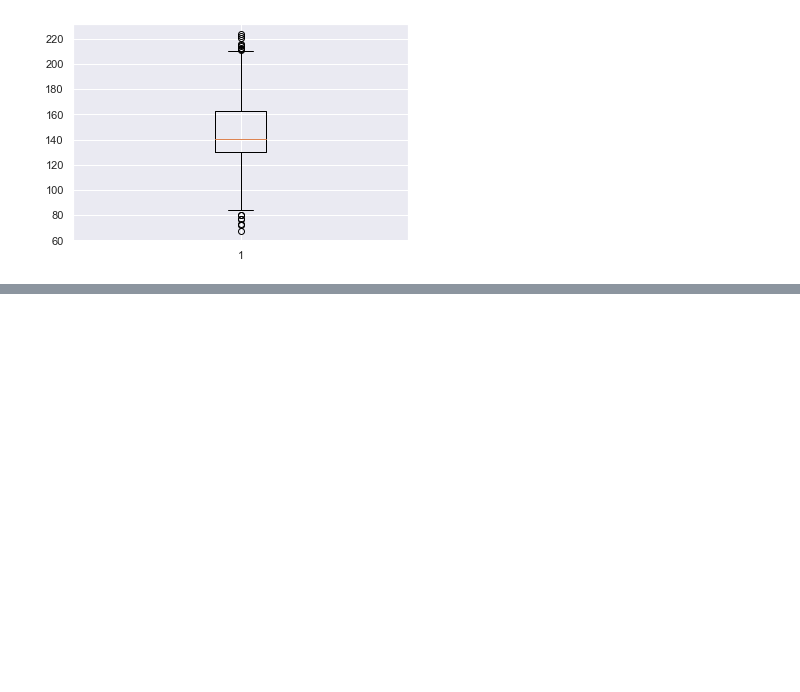
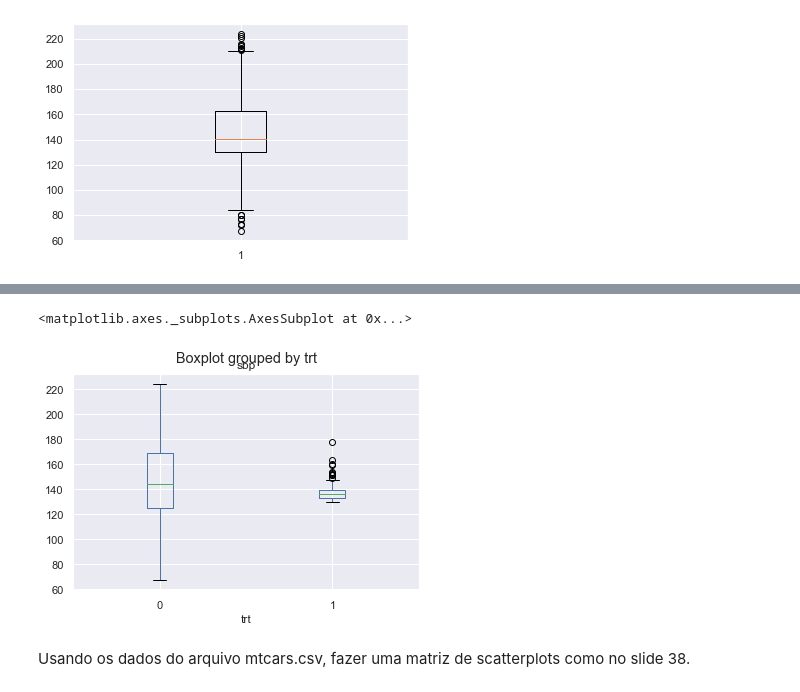
Before and after one commit to gibram/statistics-for-datascience, a Jupyter notebook: Lista02_Gibram_Raul.ipynb, the cells around one changed output, grey strips where cells are left out. Cells and saved outputs as stored; diff of their text form; code cells hidden in the pictures; blank space fills up the shorter version.

```diff
--- a/Lista02_Gibram_Raul.ipynb
+++ b/Lista02_Gibram_Raul.ipynb
@@ -227,0 +252,7 @@ plt.boxplot(pressao["sbp"])
+# %%
+pressao.boxplot(column='sbp', by='trt' )
+# %% [output]
+<matplotlib.axes._subplots.AxesSubplot at 0x...>
+[figure, added]
+# %% [markdown]
+Usando os dados do arquivo mtcars.csv, fazer uma matriz de scatterplots como no slide 38.
```
Also changed, not shown: parts of 9 cells of this notebook.
